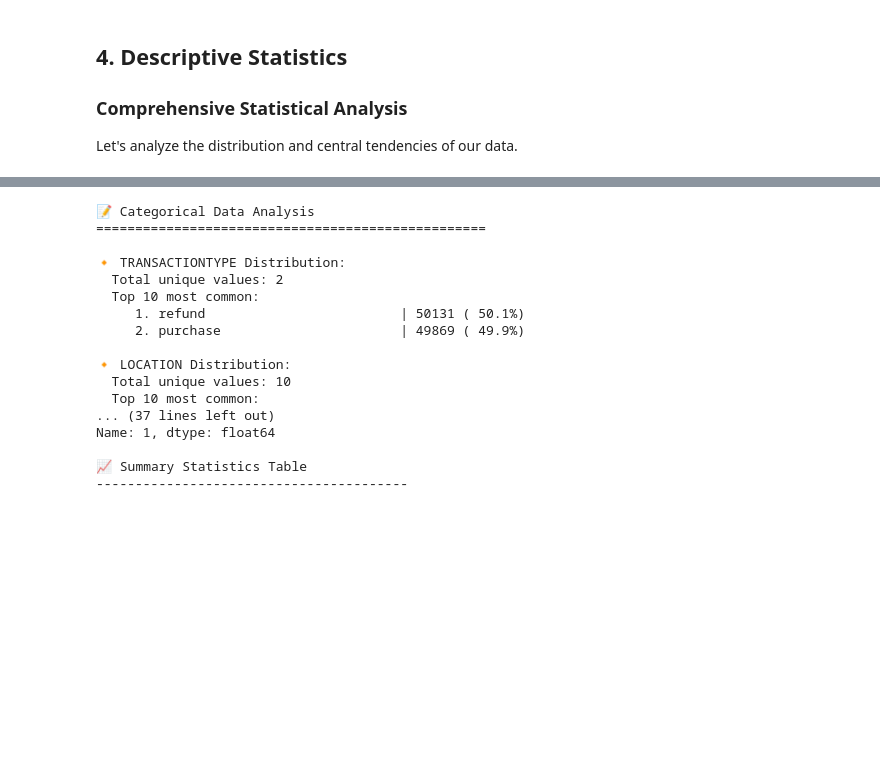
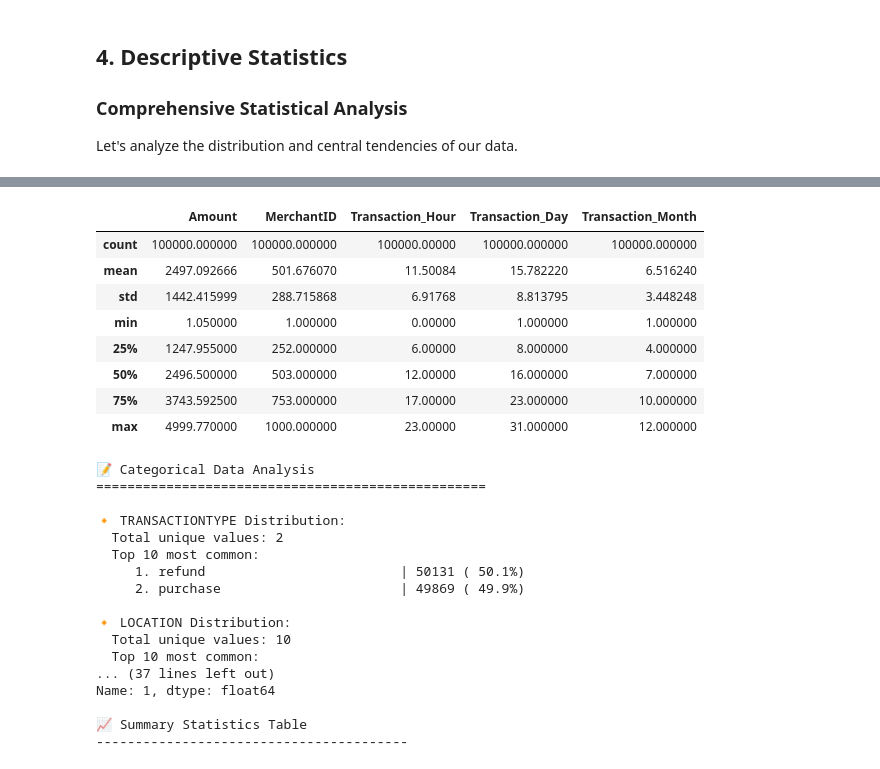
Before and after one commit to yardenitzhaky/PipelineYardenItzhaky, a Jupyter notebook: Pipeline_YardenItzhaky_211583588.ipynb, the cells around one changed output, grey strips where cells are left out. Cells and saved outputs as stored; diff of their text form; code cells hidden in the pictures; blank space fills up the shorter version.

```diff
--- a/Pipeline_YardenItzhaky_211583588.ipynb
+++ b/Pipeline_YardenItzhaky_211583588.ipynb
@@ -279,16 +275,53 @@ print(f"Found {len(numerical_cols)} numerical columns: {numerical_cols}")
 print("\n🔢 Processing Transaction Data")
 print("-" * 30)
 
-# 1. Convert TransactionDate to datetime
-df['TransactionDate'] = pd.to_datetime(df['TransactionDate'])
+# 1. Convert TransactionDate to datetime with error handling
+try:
+    df['TransactionDate'] = pd.to_datetime(df['TransactionDate'], errors='coerce')
+    invalid_dates = df['TransactionDate'].isna().sum()
+    if invalid_dates > 0:
+        print(f"Warning: {invalid_dates} invalid dates found and converted to NaT")
+    else:
+        print("✅ All transaction dates parsed successfully")
+except Exception as e:
+    print(f"Error parsing dates: {e}")
+    # Fallback: try different date formats
+    try:
+        df['TransactionDate'] = pd.to_datetime(df['TransactionDate'], format='%Y-%m-%d %H:%M:%S.%f', errors='coerce')
+        print("✅ Dates parsed with explicit format")
+    except:
+        print("❌ Could not parse transaction dates")
 
-# 2. Extract datetime features
-df['Transaction_Hour'] = df['TransactionDate'].dt.hour
-df['Transaction_Day'] = df['TransactionDate'].dt.day
-df['Transaction_Month'] = df['TransactionDate'].dt.month
-df['Transaction_Year'] = df['TransactionDate'].dt.year
-df['Transaction_DayOfWeek'] = df['TransactionDate'].dt.dayofweek
-df['Transaction_DayOfYear'] = df['TransactionDate'].dt.dayofyear
+# 2. Extract datetime features (only if datetime parsing was successful)
+if df['TransactionDate'].dtype == 'datetime64[ns]' and not df['TransactionDate'].isna().all():
+    df['Transaction_Hour'] = df['TransactionDate'].dt.hour
+    df['Transaction_Day'] = df['TransactionDate'].dt.day
+    df['Transaction_Month'] = df['TransactionDate'].dt.month
+    df['Transaction_Year'] = df['TransactionDate'].dt.year
+    df['Transaction_DayOfWeek'] = df['TransactionDate'].dt.dayofweek
+    df['Transaction_DayOfYear'] = df['TransactionDate'].dt.dayofyear
+
+    # Validate extracted features
+    print(f"Date range: {df['TransactionDate'].min()} to {df['TransactionDate'].max()}")
+    print(f"Hours range: {df['Transaction_Hour'].min()} to {df['Transaction_Hour'].max()}")
+    print(f"Months range: {df['Transaction_Month'].min()} to {df['Transaction_Month'].max()}")
+
+    # Check for any anomalies in extracted features
+    if df['Transaction_Hour'].min() < 0 or df['Transaction_Hour'].max() > 23:
+        print("⚠️ Warning: Invalid hours detected")
+    if df['Transaction_Month'].min() < 1 or df['Transaction_Month'].max() > 12:
+        print("⚠️ Warning: Invalid months detected")
+
+    print("✅ Datetime features extracted successfully")
+else:
+    print("❌ Skipping datetime feature extraction due to parsing issues")
+    # Create dummy temporal features to prevent downstream errors
+    df['Transaction_Hour'] = 12  # Default to noon
+    df['Transaction_Day'] = 15   # Default to mid-month
+    df['Transaction_Month'] = 6  # Default to June
+    df['Transaction_Year'] = 2024 # Default year
+    df['Transaction_DayOfWeek'] = 2 # Default to Wednesday
+    df['Transaction_DayOfYear'] = 180 # Default to mid-year
 
 # Show basic statistics - separate continuous and binary variables
 continuous_cols = ['Amount', 'MerchantID', 'Transaction_Hour', 'Transaction_Day', 'Transaction_Month']
@@ -302,6 +335,7 @@ for col in continuous_cols:
         print(f"  Average: {df[col].mean():.2f}")
         print(f"  Min: {df[col].min():.2f}")
         print(f"  Max: {df[col].max():.2f}")
+        print(f"  Missing: {df[col].isna().sum()}")
 
 print("\nBinary Variable Analysis:")
 for col in binary_cols:
@@ -312,7 +346,13 @@ for col in binary_cols:
         print(f"  Legitimate Cases: {(df[col] == 0).sum()}")
         fraud_rate = df[col].mean() * 100
         print(f"  Fraud Rate: {fraud_rate:.2f}%")
+        print(f"  Missing: {df[col].isna().sum()}")
 
 # Show detailed statistics table (only for continuous variables)
 print("\nDetailed Statistics Table:")
-display(df[continuous_cols].describe())
+try:
+    display(df[continuous_cols].describe())
+except Exception as e:
+    print(f"Error displaying statistics: {e}")
+    print(df[continuous_cols].describe())
+# %% [output]
@@ -319,3 +376,12 @@ display(df[continuous_cols].describe())
+|  | Amount | MerchantID | Transaction_Hour | Transaction_Day | Transaction_Month |
+| count | 100000.000000 | 100000.000000 | 100000.00000 | 100000.000000 | 100000.000000 |
+| mean | 2497.092666 | 501.676070 | 11.50084 | 15.782220 | 6.516240 |
+| std | 1442.415999 | 288.715868 | 6.91768 | 8.813795 | 3.448248 |
+| min | 1.050000 | 1.000000 | 0.00000 | 1.000000 | 1.000000 |
+| 25% | 1247.955000 | 252.000000 | 6.00000 | 8.000000 | 4.000000 |
+| 50% | 2496.500000 | 503.000000 | 12.00000 | 16.000000 | 7.000000 |
+| 75% | 3743.592500 | 753.000000 | 17.00000 | 23.000000 | 10.000000 |
+| max | 4999.770000 | 1000.000000 | 23.00000 | 31.000000 | 12.000000 |
 # %%
 # Categorical data analysis
 print("📝 Categorical Data Analysis")
```
Also changed, not shown: parts of 12 cells of this notebook.
